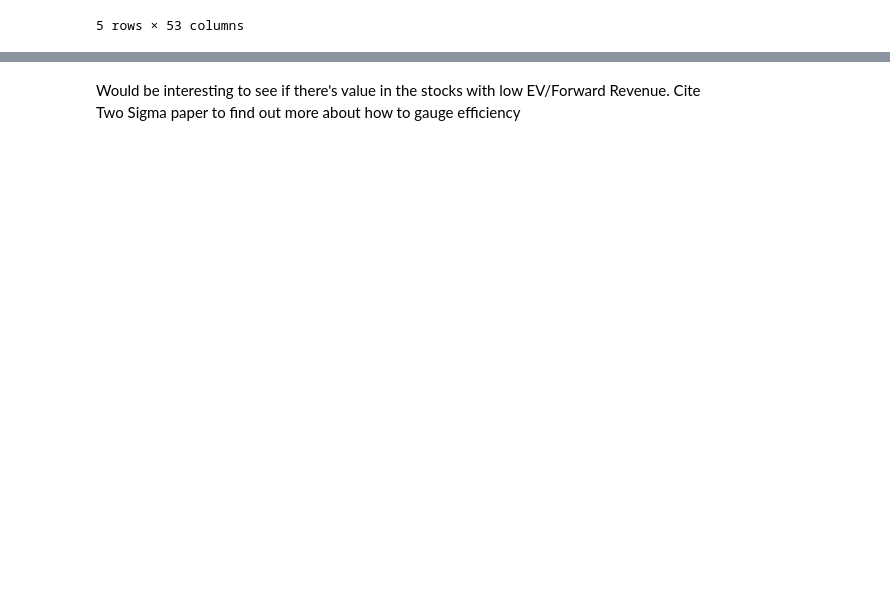
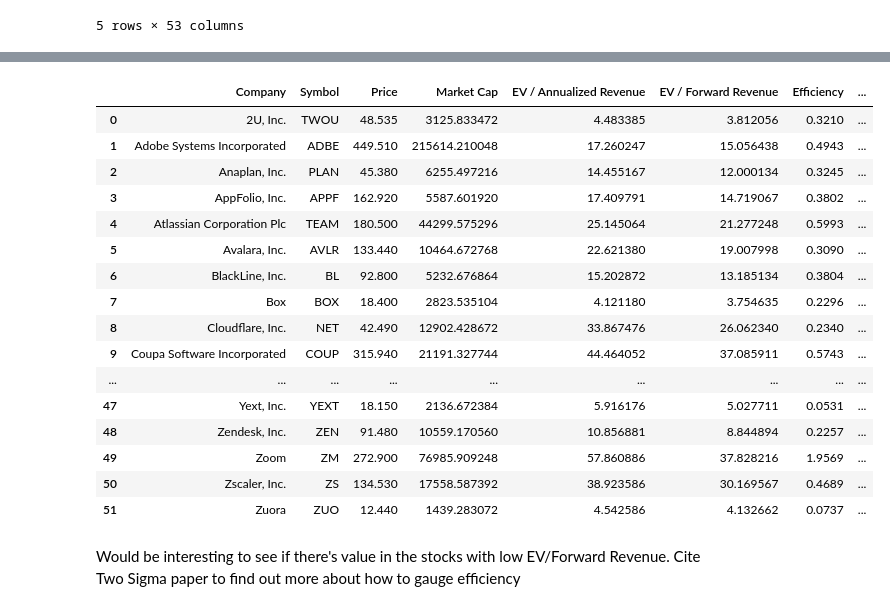
Before and after one commit to bo1623/cloud_investments, a Jupyter notebook: analysis.ipynb, the cells around one changed output, grey strips where cells are left out. Cells and saved outputs as stored; diff of their text form; code cells hidden in the pictures; blank space fills up the shorter version.

```diff
--- a/analysis.ipynb
+++ b/analysis.ipynb
@@ -66,5 +111,25 @@ plt.tick_params(bottom=False, labelbottom=True, left=False)
 # %% [output]
 [interactive output not drawn]
 [interactive output not drawn]
+# %%
+fundamentals
+# %% [output]
+|  | Company | Symbol | Price | Market Cap | EV / Annualized Revenue | EV / Forward Revenue | Efficiency | ... |
+| 0 | 2U, Inc. | TWOU | 48.535 | 3125.833472 | 4.483385 | 3.812056 | 0.3210 | ... |
+| 1 | Adobe Systems Incorporated | ADBE | 449.510 | 215614.210048 | 17.260247 | 15.056438 | 0.4943 | ... |
+| 2 | Anaplan, Inc. | PLAN | 45.380 | 6255.497216 | 14.455167 | 12.000134 | 0.3245 | ... |
+| 3 | AppFolio, Inc. | APPF | 162.920 | 5587.601920 | 17.409791 | 14.719067 | 0.3802 | ... |
+| 4 | Atlassian Corporation Plc | TEAM | 180.500 | 44299.575296 | 25.145064 | 21.277248 | 0.5993 | ... |
+| 5 | Avalara, Inc. | AVLR | 133.440 | 10464.672768 | 22.621380 | 19.007998 | 0.3090 | ... |
+| 6 | BlackLine, Inc. | BL | 92.800 | 5232.676864 | 15.202872 | 13.185134 | 0.3804 | ... |
+| 7 | Box | BOX | 18.400 | 2823.535104 | 4.121180 | 3.754635 | 0.2296 | ... |
+| 8 | Cloudflare, Inc. | NET | 42.490 | 12902.428672 | 33.867476 | 26.062340 | 0.2340 | ... |
+| 9 | Coupa Software Incorporated | COUP | 315.940 | 21191.327744 | 44.464052 | 37.085911 | 0.5743 | ... |
+| ... | ... | ... | ... | ... | ... | ... | ... | ... |
+| 47 | Yext, Inc. | YEXT | 18.150 | 2136.672384 | 5.916176 | 5.027711 | 0.0531 | ... |
+| 48 | Zendesk, Inc. | ZEN | 91.480 | 10559.170560 | 10.856881 | 8.844894 | 0.2257 | ... |
+| 49 | Zoom | ZM | 272.900 | 76985.909248 | 57.860886 | 37.828216 | 1.9569 | ... |
+| 50 | Zscaler, Inc. | ZS | 134.530 | 17558.587392 | 38.923586 | 30.169567 | 0.4689 | ... |
+| 51 | Zuora | ZUO | 12.440 | 1439.283072 | 4.542586 | 4.132662 | 0.0737 | ... |
 # %% [markdown]
 Would be interesting to see if there's value in the stocks with low EV/Forward Revenue. Cite Two Sigma paper to find out more about how to gauge efficiency
```
Also changed, not shown: parts of 3 cells of this notebook.
